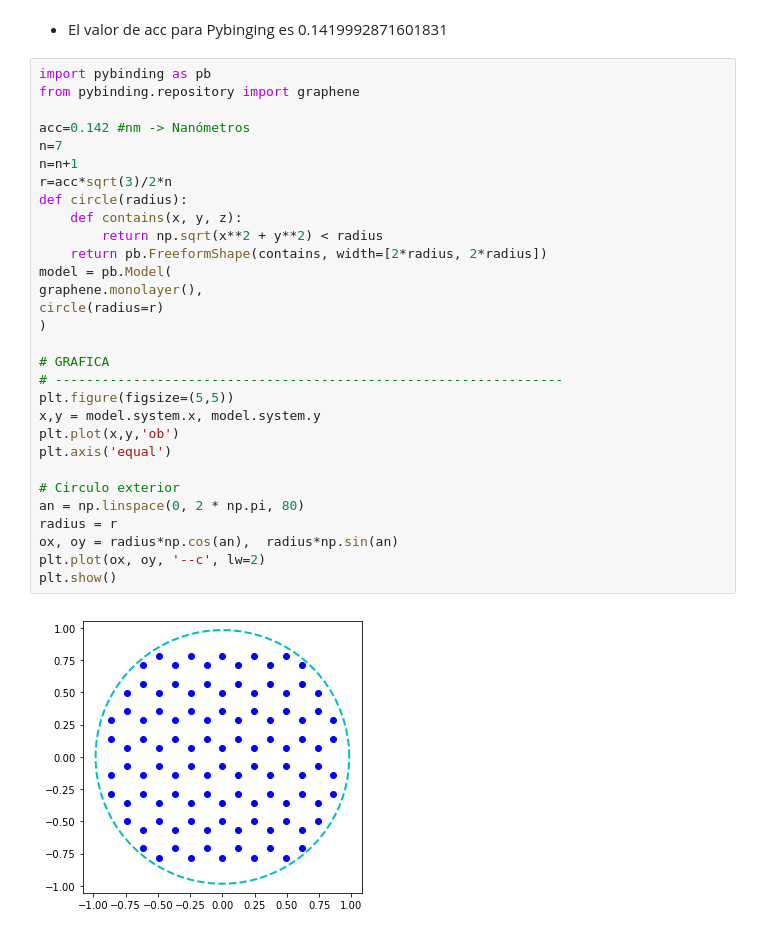
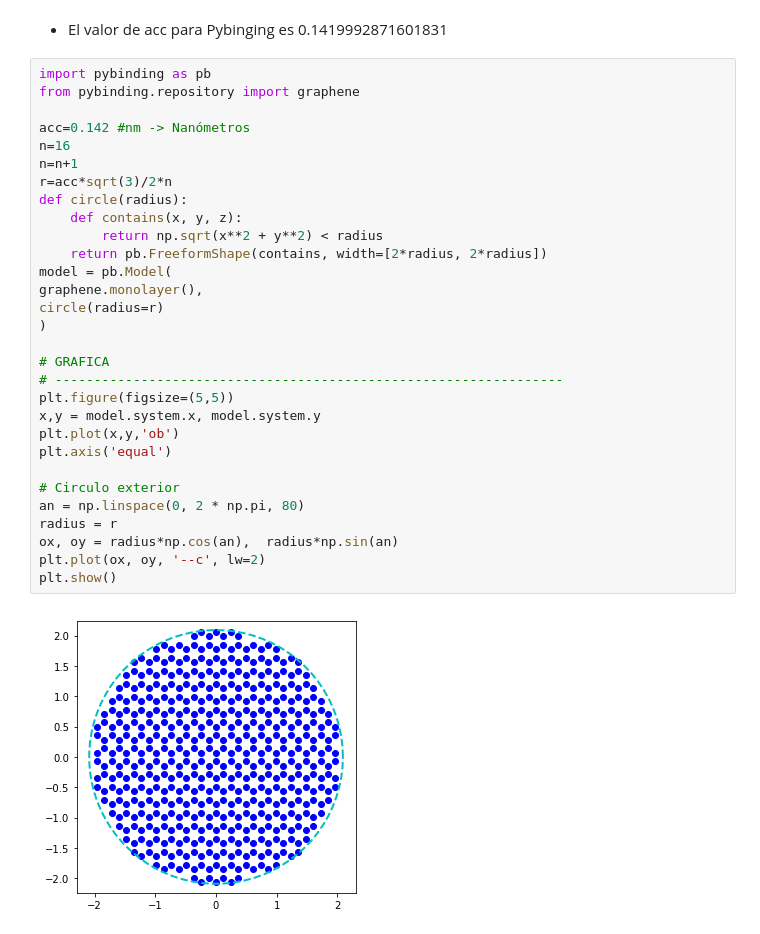
Before and after one commit to eilinlunam/Fisicoquimica-Computacional, a Jupyter notebook: 4-Aproximacion-Tight_binding.ipynb, the cells around one changed output. Cells and saved outputs as stored; diff of their text form.

```diff
--- a/4-Aproximacion-Tight_binding.ipynb
+++ b/4-Aproximacion-Tight_binding.ipynb
@@ -526,32 +535,32 @@ plt.show()
 # %%
 import pybinding as pb
 from pybinding.repository import graphene
 
 acc=0.142 #nm -> Nanómetros
-n=7
+n=16
 n=n+1
 r=acc*sqrt(3)/2*n
 def circle(radius):
     def contains(x, y, z):
         return np.sqrt(x**2 + y**2) < radius
     return pb.FreeformShape(contains, width=[2*radius, 2*radius])
 model = pb.Model(
 graphene.monolayer(),
 circle(radius=r)
 )
 
 # GRAFICA
 # -----------------------------------------------------------------
 plt.figure(figsize=(5,5))
 x,y = model.system.x, model.system.y
 plt.plot(x,y,'ob')
 plt.axis('equal')
 
 # Circulo exterior
 an = np.linspace(0, 2 * np.pi, 80)
 radius = r
 ox, oy = radius*np.cos(an),  radius*np.sin(an)
 plt.plot(ox, oy, '--c', lw=2)
 plt.show()
 # %% [output]
-[figure, old version]
+[figure, new version]
```
Also changed, not shown: parts of 2 cells of this notebook, 8 other files.
